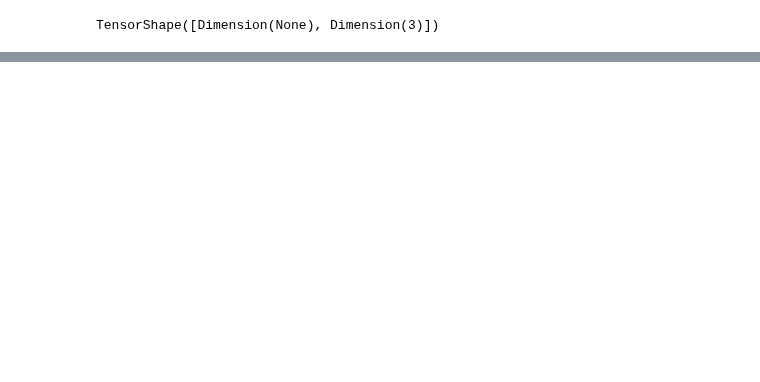
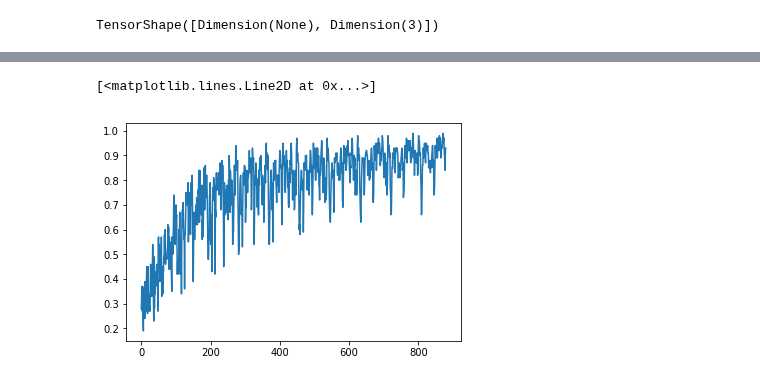
Before and after one commit to EWouters/Large-Scale-Machine-Learning-and-Deep-Learning---ID-2223, a Jupyter notebook: Lab/Final Project/Code/ScalableFinal.ipynb, the cells around one changed output, grey strips where cells are left out. Saved outputs shown, nothing was run; the diff lists cells and outputs as text; code cells hidden in the pictures; blank space fills up the shorter version.

```diff
--- a/Lab/Final Project/Code/ScalableFinal.ipynb
+++ b/Lab/Final Project/Code/ScalableFinal.ipynb
@@ -334,0 +399,7 @@ with tf.Session(config=tf.ConfigProto(log_device_placement=True)) as sess:
+# %%
+init = tf.global_variables_initializer()
+
+with tf.Session() as sess:
+    init.run()
+    sess.run(validation_inputs['iterator_init_op'])
+    display(sess.run(validation_inputs['labels'])[:30])
@@ -335,6 +413,7 @@ with tf.Session(config=tf.ConfigProto(log_device_placement=True)) as sess:
 # %%
 # a simple model, just a perceptron
-images = train_inputs["images"]
+# images = train_inputs["images"]
+images = tf.placeholder(tf.float32, [None,100,100,1])
 
 flatten_images = tf.reshape(images, [-1, 100*100])
 
@@ -359,10 +438,19 @@ logits.shape
 # %% [output]
 TensorShape([Dimension(None), Dimension(3)])
 # %%
-labels = train_inputs['labels']
-labels = tf.cast(labels, tf.int64)
+# labels = train_inputs['labels']
+# print(labels.shape)
+# raw_labels = tf.placeholder
+# labels = tf.cast(labels, tf.int64)
+
+raw_labels = tf.placeholder(tf.int32,[None, ])
+labels = tf.cast(raw_labels, tf.int64)
 predictions = tf.argmax(logits,1)
+
+print(predictions.shape)  # should be (?, )
 
 loss = tf.losses.sparse_softmax_cross_entropy(labels=labels, logits=logits)
 optimizer = tf.train.GradientDescentOptimizer(0.005)
 train_op = optimizer.minimize(loss)
+accuracy = tf.reduce_mean(tf.cast(tf.equal(labels, predictions), tf.float32))
+confusion_matrix = tf.confusion_matrix(labels, predictions)
@@ -369,15 +458,0 @@ train_op = optimizer.minimize(loss)
-# %%
-init = tf.global_variables_initializer()
-
-with tf.Session() as sess:
-    init.run()
-
-    # actual training
-    for epoch in range(3):
-        print("Epoch {}".format(epoch))
-        # restart from beginning of the dataset
-        sess.run(train_inputs['iterator_init_op'])
-        for _ in range(len(train_filename_paths)//BATCH_SIZE):
-            train_op_res, loss_val = sess.run([train_op, loss])
-            print(train_op_res)
-            print(loss_val)
@@ -401,0 +524,6 @@ None
+# %%
+values = metrics['accuracy_train']
+plt.plot(range(len(values)), values)
+# %% [output]
+[<matplotlib.lines.Line2D at 0x...>]
+[figure, added]
```
Also changed, not shown: parts of 31 cells of this notebook, 2 other files.
